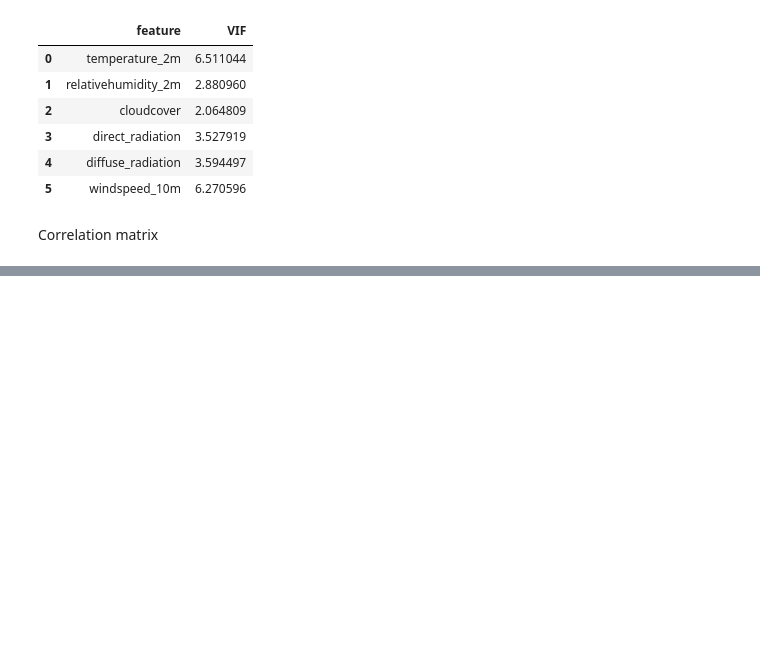
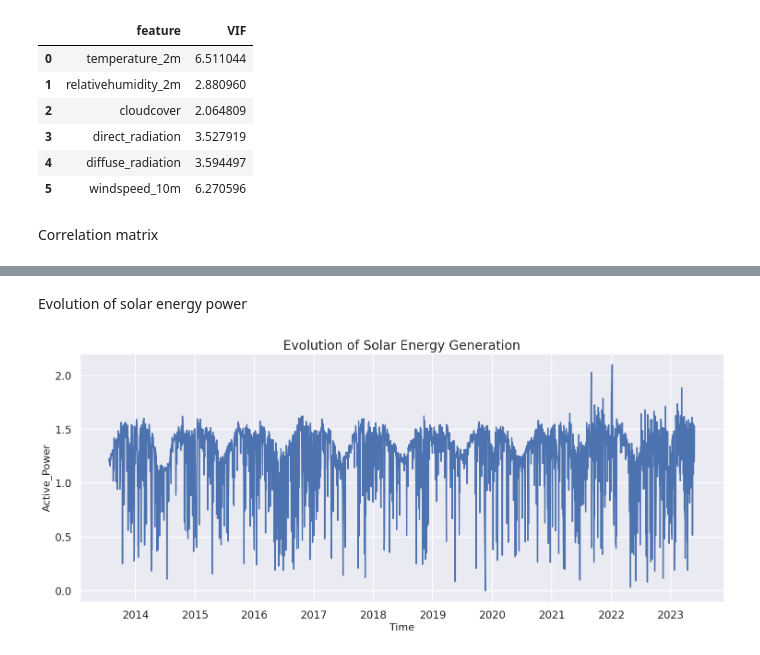
Before and after one commit to sangeetha345/SolarIQ, a Jupyter notebook: EDA.ipynb, the cells around one changed output, grey strips where cells are left out. Cells and saved outputs as stored; diff of their text form; code cells hidden in the pictures; blank space fills up the shorter version.

```diff
--- a/EDA.ipynb
+++ b/EDA.ipynb
@@ -442,0 +445,4 @@ plt.show()
+# %%
+df_resampled = df.resample('D').mean()  # Change 'D' to 'M' for monthly data
+
+df_resampled.head()
@@ -442,0 +457,21 @@ plt.show()
+# %% [markdown]
+Evolution of solar energy power
+# %%
+
+sns.set(style="darkgrid")
+# Set the size and context of the plot
+sns.set(rc={'figure.figsize':(18,7)})
+sns.set_context("talk")
+
+feature = 'Active_Power'
+# Create the line plot
+sns.lineplot(x=df_resampled.index, y=df_resampled[feature],palette="flare")
+
+plt.title('Evolution of Solar Energy Generation', fontsize=20)
+plt.xlabel('Time', fontsize=16)
+plt.ylabel('Active_Power', fontsize=16)
+
+# Show the plot
+plt.show()
+# %% [output]
+[figure, added]
```
Also changed, not shown: parts of 16 cells of this notebook.
